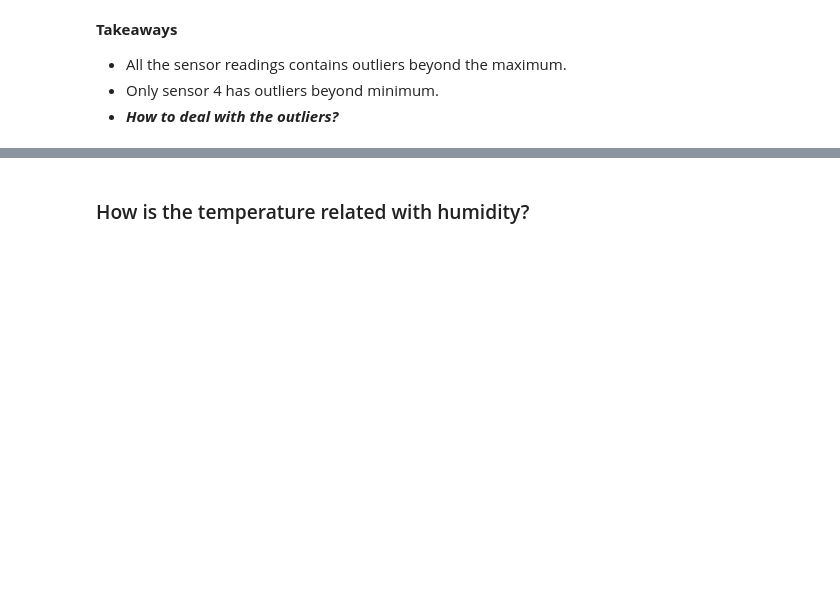
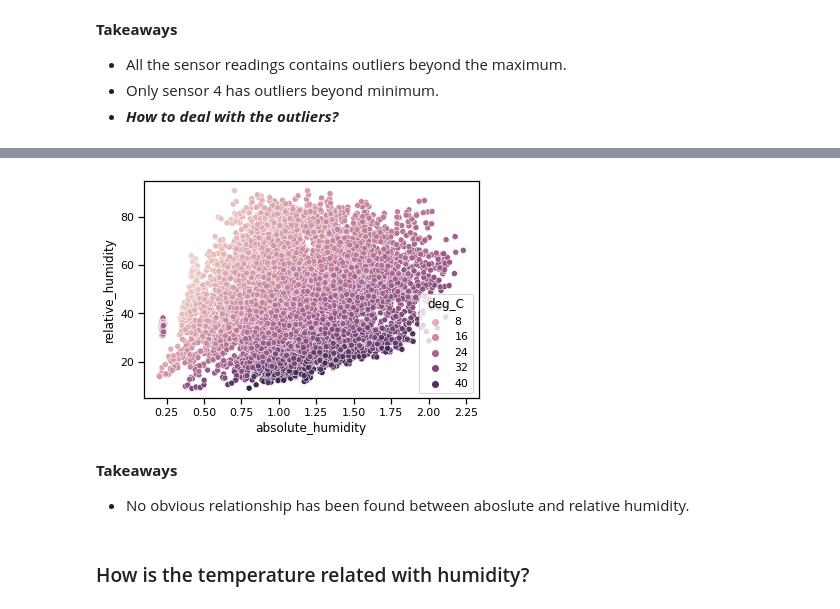
Before and after one commit to Yongliang-Shi/predicting-air-pollution, a Jupyter notebook: MVP.ipynb, the cells around one changed output, grey strips where cells are left out. Cells and saved outputs as stored; diff of their text form; code cells hidden in the pictures; blank space fills up the shorter version.

```diff
--- a/MVP.ipynb
+++ b/MVP.ipynb
@@ -154,3 +164,11 @@ plt.show()
+# %%
+sns.scatterplot(data=df, x='absolute_humidity', y='relative_humidity', hue='deg_C')
+plt.show()
+# %% [output]
+[figure, added]
+# %% [markdown]
+**Takeaways**
+- No obvious relationship has been found between aboslute and relative humidity.
 # %% [markdown]
 ### How is the temperature related with humidity?
 # %%
```
Also changed, not shown: parts of 11 cells of this notebook.
